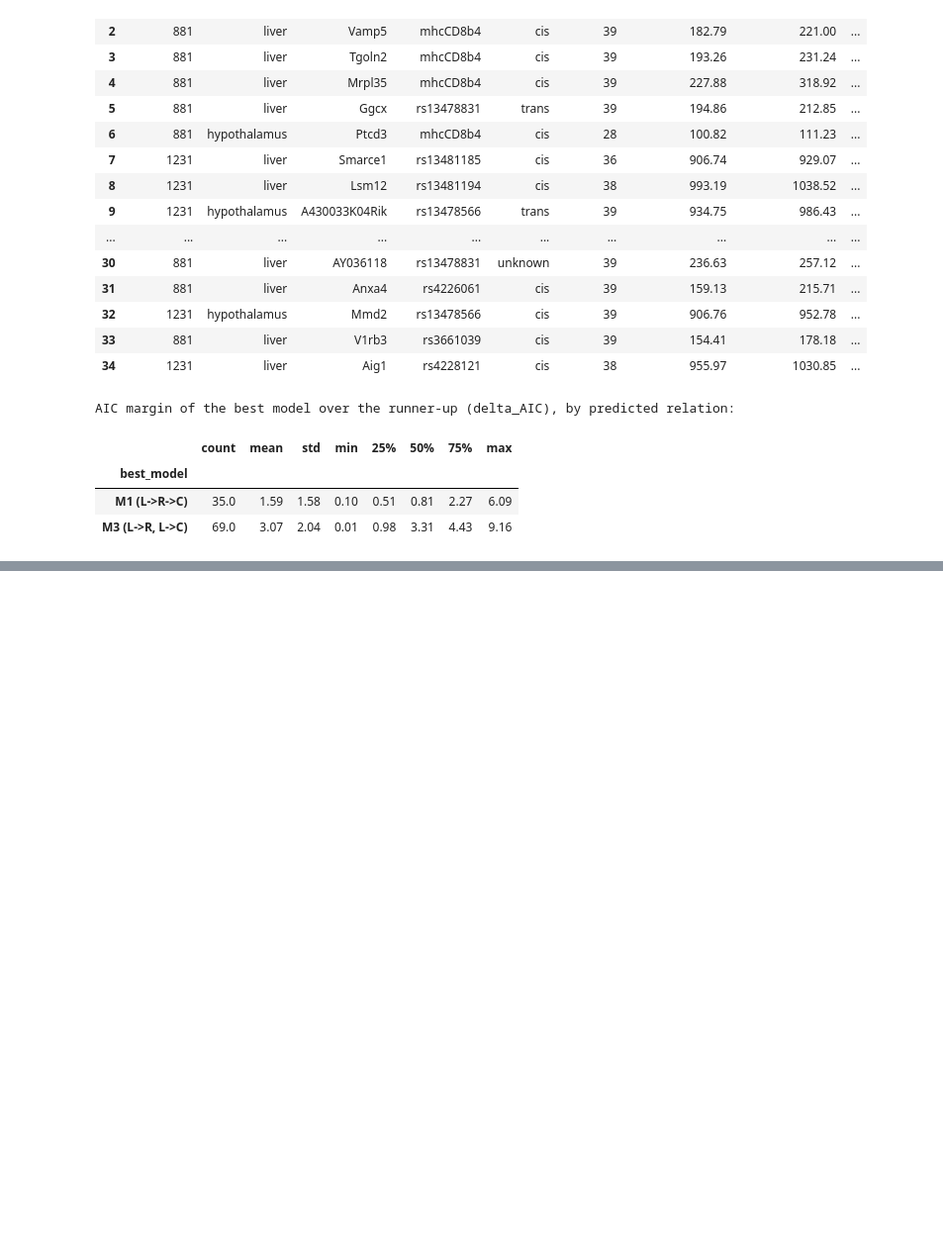
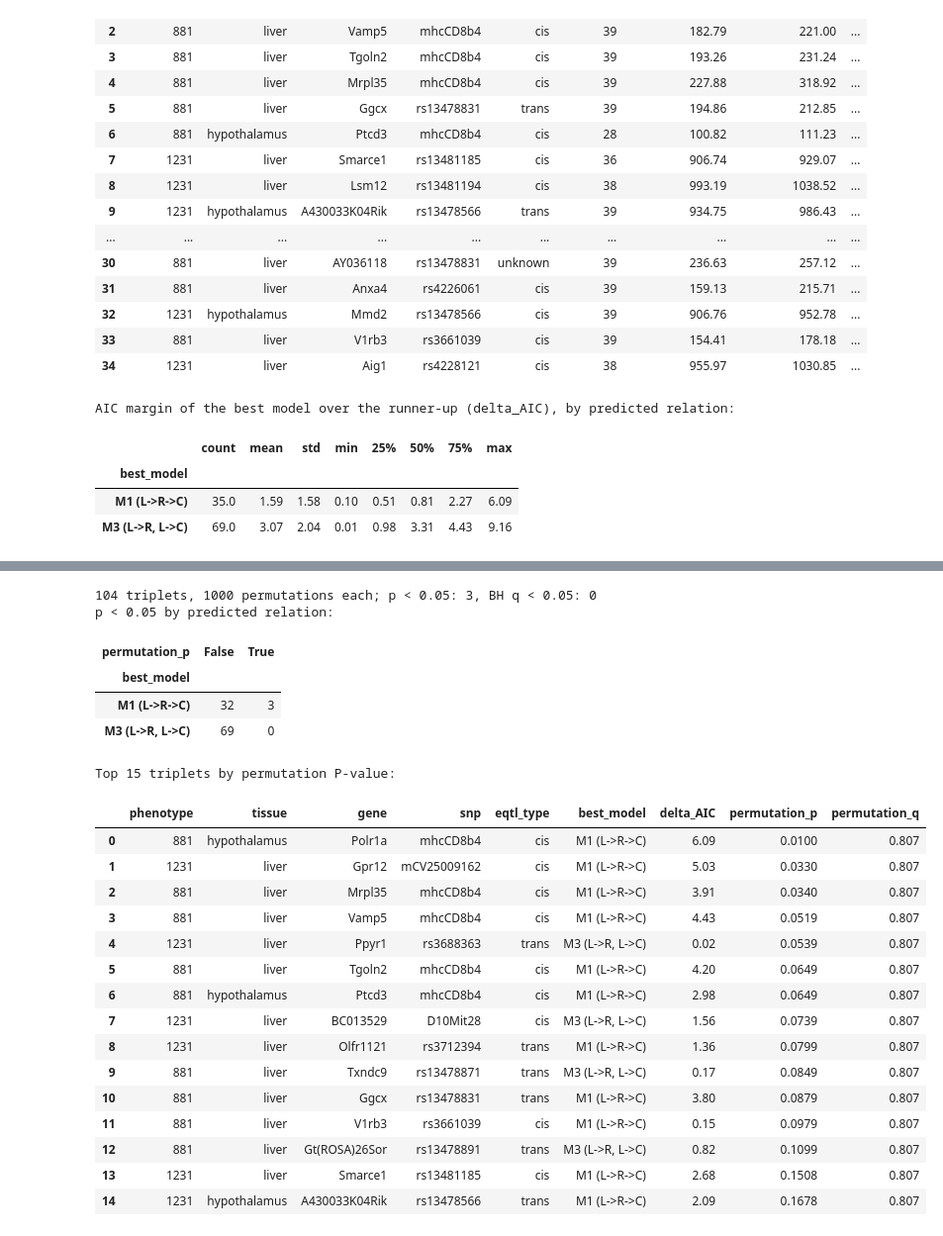
Before and after one commit to amit-sk/system-genetics-project, a Jupyter notebook: system_genetics_project.ipynb, the cells around one changed output, grey strips where cells are left out. Shown at 99% size. Saved outputs shown, nothing was run; the diff lists cells and outputs as text; code cells hidden in the pictures; blank space fills up the shorter version.

```diff
--- a/system_genetics_project.ipynb
+++ b/system_genetics_project.ipynb
@@ -1029,0 +1035,77 @@ AIC margin of the best model over the runner-up (delta_AIC), by predicted relati
+# %%
+N_PERMUTATIONS = 1000
+PERMUTATION_SEED = 0
+
+
+def m1_advantage(genotype, expression_values, phenotype_values):
+    """AIC of the best alternative model (M2 or M3) minus AIC of M1; positive when M1 fits best."""
+    fits = mediation_test(genotype, expression_values, phenotype_values)
+    aics = {name: fit['AIC'] for name, fit in fits.items()}
+    return min(aics['M2 (L->C->R)'], aics['M3 (L->R, L->C)']) - aics['M1 (L->R->C)']
+
+
+def permute_within_genotype_groups(values, genotype, rng):
+    """Shuffle `values` among the strains of each genotype group (group compositions stay intact)."""
+    permuted = values.copy()
+    for group in np.unique(genotype):
+        in_group = np.nonzero(genotype == group)[0]
+        permuted[in_group] = values[in_group[rng.permutation(len(in_group))]]
+    return permuted
+
+
+def permutation_test(genotype, expression_values, phenotype_values,
+                     n_permutations=N_PERMUTATIONS, seed=PERMUTATION_SEED):
+    """P-value of M1's observed AIC advantage under the within-genotype-group permutation null."""
+    rng = np.random.default_rng(seed)
+    observed = m1_advantage(genotype, expression_values, phenotype_values)
+    n_at_least_as_good = sum(
+        m1_advantage(genotype, expression_values, permute_within_genotype_groups(phenotype_values, genotype, rng)) >= observed
+        for _ in range(n_permutations))
+    return observed, (1 + n_at_least_as_good) / (n_permutations + 1)
+
+
+permutation_results = causality.copy()
+p_values = []
+for triplet in permutation_results.itertuples(index=False):
+    genotype, expression_values, phenotype_values = triplet_data(triplet.phenotype, triplet.tissue, triplet.gene, triplet.snp)
+    genotype, expression_values, phenotype_values = drop_small_genotype_groups(genotype, expression_values, phenotype_values)
+    _, p_value = permutation_test(genotype, expression_values, phenotype_values)
+    p_values.append(p_value)
+permutation_results['permutation_p'] = p_values
+permutation_results['permutation_q'] = bh_fdr(np.array(p_values))
+permutation_results = permutation_results.sort_values('permutation_p').reset_index(drop=True)
+permutation_results.to_csv(f'{RESULTS_DIR}/permutation.csv', index=False)
+
+print(f'{len(permutation_results)} triplets, {N_PERMUTATIONS} permutations each; '
+      f'p < 0.05: {int((permutation_results.permutation_p < 0.05).sum())}, '
+      f'BH q < 0.05: {int((permutation_results.permutation_q < 0.05).sum())}')
+print('p < 0.05 by predicted relation:')
+display(pd.crosstab(permutation_results['best_model'], permutation_results['permutation_p'] < 0.05))
+print('Top 15 triplets by permutation P-value:')
+display(permutation_results[['phenotype', 'tissue', 'gene', 'snp', 'eqtl_type', 'best_model', 'delta_AIC',
+                             'permutation_p', 'permutation_q']].head(15)
+        .round({'delta_AIC': 2, 'permutation_p': 4, 'permutation_q': 4}))
+# %% [output]
+104 triplets, 1000 permutations each; p < 0.05: 3, BH q < 0.05: 0
+p < 0.05 by predicted relation:
+| permutation_p | False | True |
+| best_model |  |  |
+| M1 (L->R->C) | 32 | 3 |
+| M3 (L->R, L->C) | 69 | 0 |
+Top 15 triplets by permutation P-value:
+|  | phenotype | tissue | gene | snp | eqtl_type | best_model | delta_AIC | permutation_p | permutation_q |
+| 0 | 881 | hypothalamus | Polr1a | mhcCD8b4 | cis | M1 (L->R->C) | 6.09 | 0.0100 | 0.807 |
+| 1 | 1231 | liver | Gpr12 | mCV25009162 | cis | M1 (L->R->C) | 5.03 | 0.0330 | 0.807 |
+| 2 | 881 | liver | Mrpl35 | mhcCD8b4 | cis | M1 (L->R->C) | 3.91 | 0.0340 | 0.807 |
+| 3 | 881 | liver | Vamp5 | mhcCD8b4 | cis | M1 (L->R->C) | 4.43 | 0.0519 | 0.807 |
+| 4 | 1231 | liver | Ppyr1 | rs3688363 | trans | M3 (L->R, L->C) | 0.02 | 0.0539 | 0.807 |
+| 5 | 881 | liver | Tgoln2 | mhcCD8b4 | cis | M1 (L->R->C) | 4.20 | 0.0649 | 0.807 |
+| 6 | 881 | hypothalamus | Ptcd3 | mhcCD8b4 | cis | M1 (L->R->C) | 2.98 | 0.0649 | 0.807 |
+| 7 | 1231 | liver | BC013529 | D10Mit28 | cis | M3 (L->R, L->C) | 1.56 | 0.0739 | 0.807 |
+| 8 | 1231 | liver | Olfr1121 | rs3712394 | trans | M1 (L->R->C) | 1.36 | 0.0799 | 0.807 |
+| 9 | 881 | liver | Txndc9 | rs13478871 | trans | M3 (L->R, L->C) | 0.17 | 0.0849 | 0.807 |
+| 10 | 881 | liver | Ggcx | rs13478831 | trans | M1 (L->R->C) | 3.80 | 0.0879 | 0.807 |
+| 11 | 881 | liver | V1rb3 | rs3661039 | cis | M1 (L->R->C) | 0.15 | 0.0979 | 0.807 |
+| 12 | 881 | liver | Gt(ROSA)26Sor | rs13478891 | trans | M3 (L->R, L->C) | 0.82 | 0.1099 | 0.807 |
+| 13 | 1231 | liver | Smarce1 | rs13481185 | cis | M1 (L->R->C) | 2.68 | 0.1508 | 0.807 |
+| 14 | 1231 | hypothalamus | A430033K04Rik | rs13478566 | trans | M1 (L->R->C) | 2.09 | 0.1678 | 0.807 |
```
Also changed, not shown: parts of 1 cell of this notebook, 2 other files.
